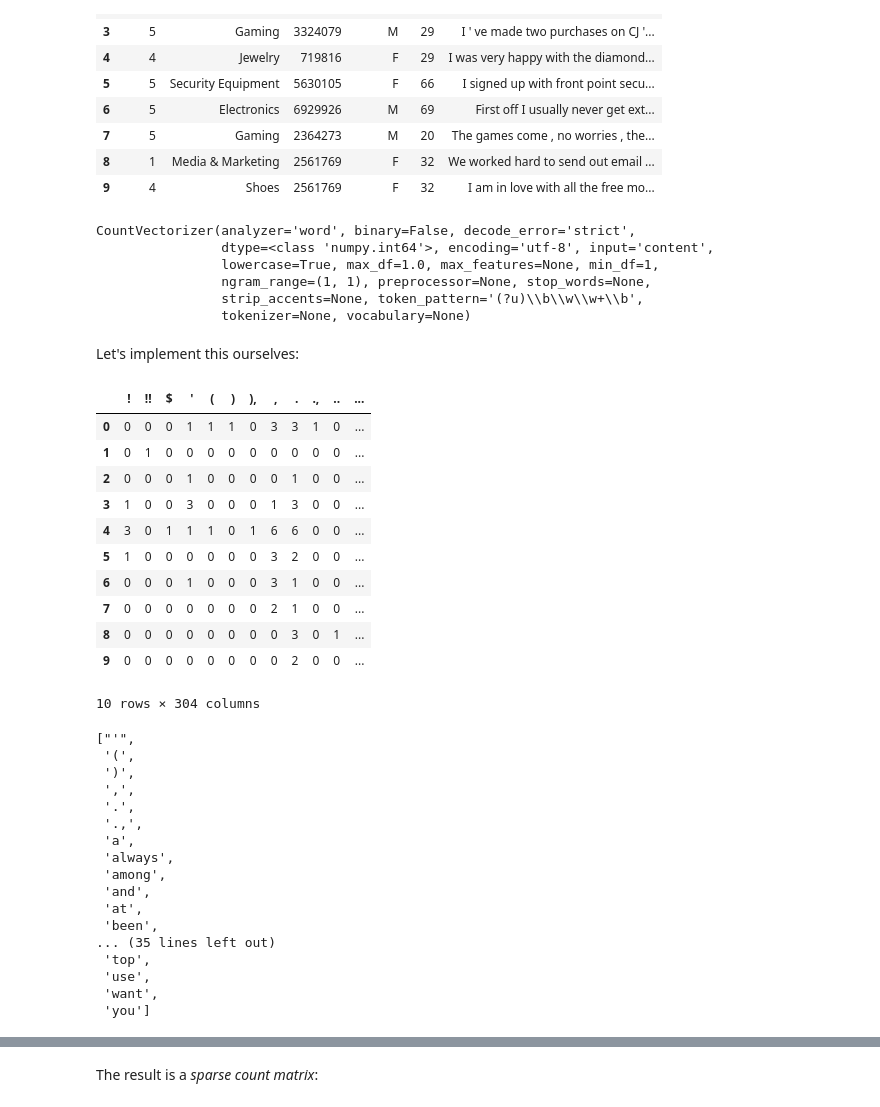
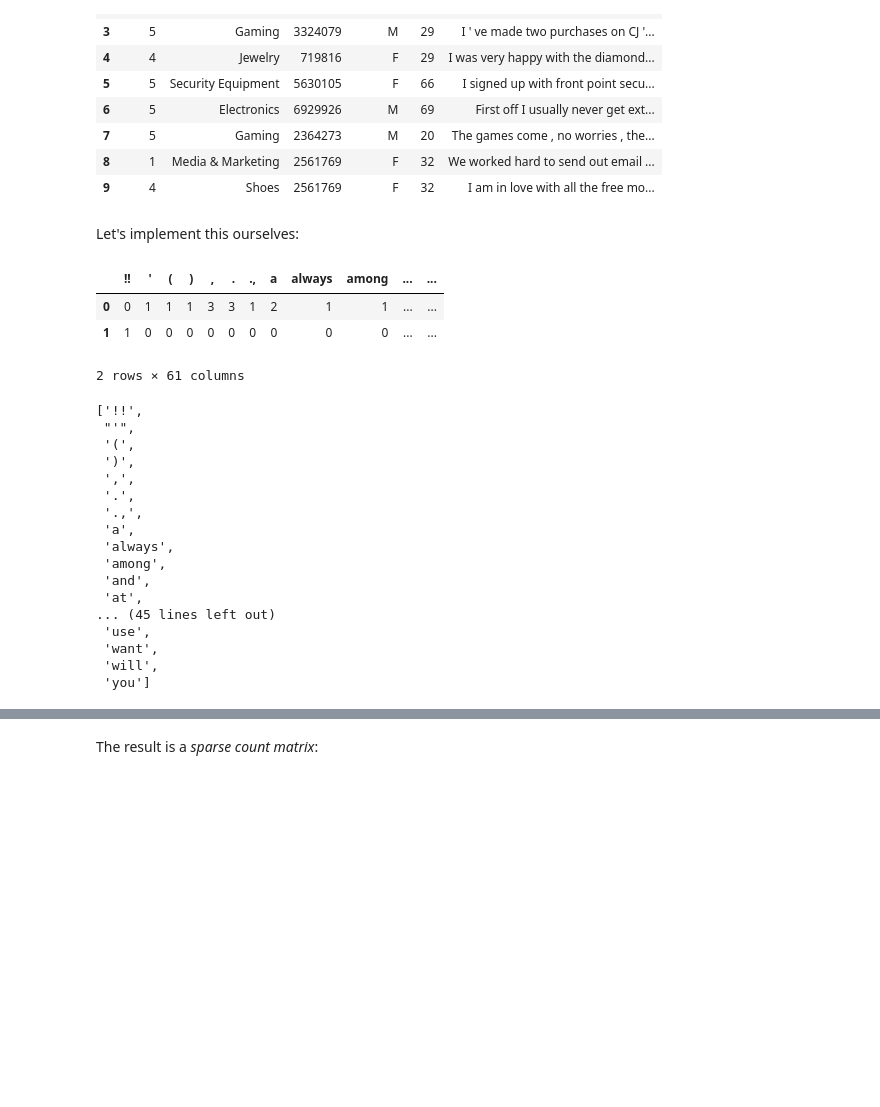
Before and after one commit to LetteraUnica/HuffPost-analysis, a Jupyter notebook: notebooks/2-Representations.ipynb, the cells around one changed output, grey strips where cells are left out. Cells and saved outputs as stored; diff of their text form; code cells hidden in the pictures; blank space fills up the shorter version.

```diff
--- a/notebooks/2-Representations.ipynb
+++ b/notebooks/2-Representations.ipynb
@@ -61,55 +73,39 @@ sentences_2 = documents[:1]
 
 X1 = small_vectorizer.fit_transform(sentences_2)
-# %%
-small_vectorizer
-# %% [output]
-CountVectorizer(analyzer='word', binary=False, decode_error='strict',
-                dtype=<class 'numpy.int64'>, encoding='utf-8', input='content',
-                lowercase=True, max_df=1.0, max_features=None, min_df=1,
-                ngram_range=(1, 1), preprocessor=None, stop_words=None,
-                strip_accents=None, token_pattern='(?u)\\b\\w\\w+\\b',
-                tokenizer=None, vocabulary=None)
 # %% [markdown]
 Let's implement this ourselves:
 # %%
 import numpy as np
-num_docs = 10
+num_docs = 2
 
 # collect all word types (= vocabulary)
 vocabulary = set()
 for document in documents[:num_docs]:
     tokens = document.lower().split()
     vocabulary = vocabulary.union(set(tokens))
 vocabulary = sorted(vocabulary)
 
 # create a data matrix with #docs-by-#features dimensions
 X = np.zeros((num_docs, len(vocabulary)))
 
 # fill that matrix with sweet counts
 for d, document in enumerate(documents[:num_docs]):
     tokens = document.lower().split()
     for i, feature in enumerate(vocabulary):
         X[d, i] = tokens.count(feature)
 
 # show the result as a DataFrame
 pd.DataFrame(data=X, columns=vocabulary, dtype=int)
 # %% [output]
-|  | ! | !! | $ | ' | ( | ) | ), | , | . | ., | .. | ... |
-| 0 | 0 | 0 | 0 | 1 | 1 | 1 | 0 | 3 | 3 | 1 | 0 | ... |
-| 1 | 0 | 1 | 0 | 0 | 0 | 0 | 0 | 0 | 0 | 0 | 0 | ... |
-| 2 | 0 | 0 | 0 | 1 | 0 | 0 | 0 | 0 | 1 | 0 | 0 | ... |
-| 3 | 1 | 0 | 0 | 3 | 0 | 0 | 0 | 1 | 3 | 0 | 0 | ... |
-| 4 | 3 | 0 | 1 | 1 | 1 | 0 | 1 | 6 | 6 | 0 | 0 | ... |
-| 5 | 1 | 0 | 0 | 0 | 0 | 0 | 0 | 3 | 2 | 0 | 0 | ... |
-| 6 | 0 | 0 | 0 | 1 | 0 | 0 | 0 | 3 | 1 | 0 | 0 | ... |
-| 7 | 0 | 0 | 0 | 0 | 0 | 0 | 0 | 2 | 1 | 0 | 0 | ... |
-| 8 | 0 | 0 | 0 | 0 | 0 | 0 | 0 | 0 | 3 | 0 | 1 | ... |
-| 9 | 0 | 0 | 0 | 0 | 0 | 0 | 0 | 0 | 2 | 0 | 0 | ... |
+|  | !! | ' | ( | ) | , | . | ., | a | always | among | ... | ... |
+| 0 | 0 | 1 | 1 | 1 | 3 | 3 | 1 | 2 | 1 | 1 | ... | ... |
+| 1 | 1 | 0 | 0 | 0 | 0 | 0 | 0 | 0 | 0 | 0 | ... | ... |
-10 rows × 304 columns
+2 rows × 61 columns
 # %%
 vocabulary
 # %% [output]
-["'",
+['!!',
+ "'",
  '(',
  ')',
  ',',
@@ -120,11 +116,10 @@ vocabulary
  'among',
  'and',
  'at',
- 'been',
-... (35 lines left out)
- 'top',
+... (45 lines left out)
  'use',
  'want',
+ 'will',
  'you']
 # %%
 vocabulary_ = {word: position for position, word in enumerate(vocabulary)}
```
Also changed, not shown: parts of 25 cells of this notebook, 4 other files.
